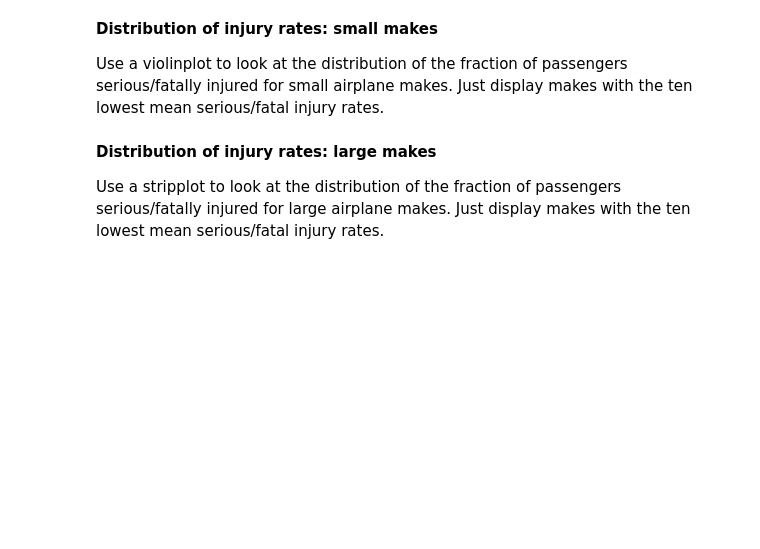
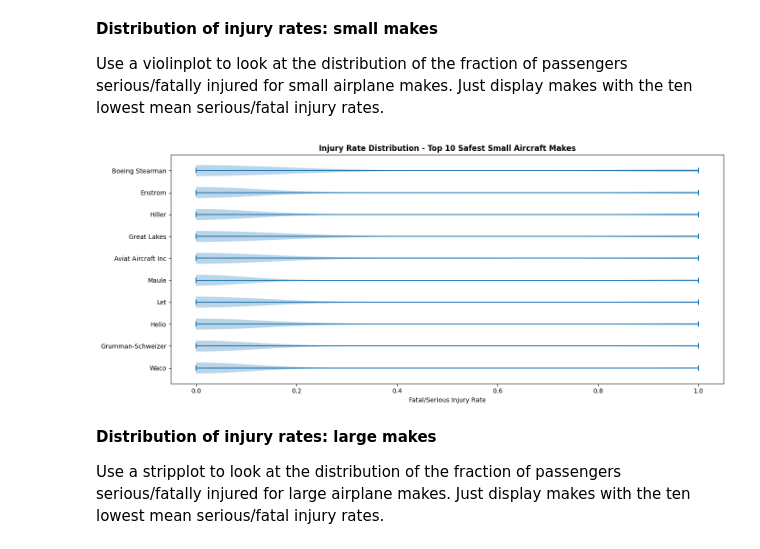
Before and after one commit to tracyvuleze2-sketch/dsc-course0-m8-lab, a Jupyter notebook: Aviation_Accidents_Data_Analysis.ipynb, the cells around one changed output. Cells and saved outputs as stored; diff of their text form; code cells hidden in the pictures; blank space fills up the shorter version.

```diff
--- a/Aviation_Accidents_Data_Analysis.ipynb
+++ b/Aviation_Accidents_Data_Analysis.ipynb
@@ -134,6 +157,27 @@ Explore the human injury risk profile for small and larger Makes:
 **Distribution of injury rates: small makes**
 
 Use a violinplot to look at the distribution of the fraction of passengers serious/fatally injured for small airplane makes. Just display makes with the ten lowest mean serious/fatal injury rates.
+# %%
+# Get top 10 safest small makes
+top10_small_makes = small_makes.head(10)['Make'].tolist()
+small_top10 = small[small['Make'].isin(top10_small_makes)].copy()
+
+#plotting violin plot for top 10 safest small makes
+fig, ax = plt.subplots(figsize=(14, 6))
+ax.violinplot([small_top10[small_top10['Make'] == make]['Injury.Rate']
+               for make in top10_small_makes],
+               vert=False)
+#looping through each make to get injury rates for the make, and then plotting the violin plot horizontally
+
+ax.set_yticks(range(1, len(top10_small_makes) + 1))
+ax.set_yticklabels(top10_small_makes)
+ax.set_title('Injury Rate Distribution - Top 10 Safest Small Aircraft Makes',
+             fontweight='bold')
+ax.set_xlabel('Fatal/Serious Injury Rate')
+plt.tight_layout()
+plt.show()
+# %% [output]
+[figure, added]
 # %% [markdown]
 **Distribution of injury rates: large makes**
 
```
Also changed, not shown: parts of 20 cells of this notebook.
